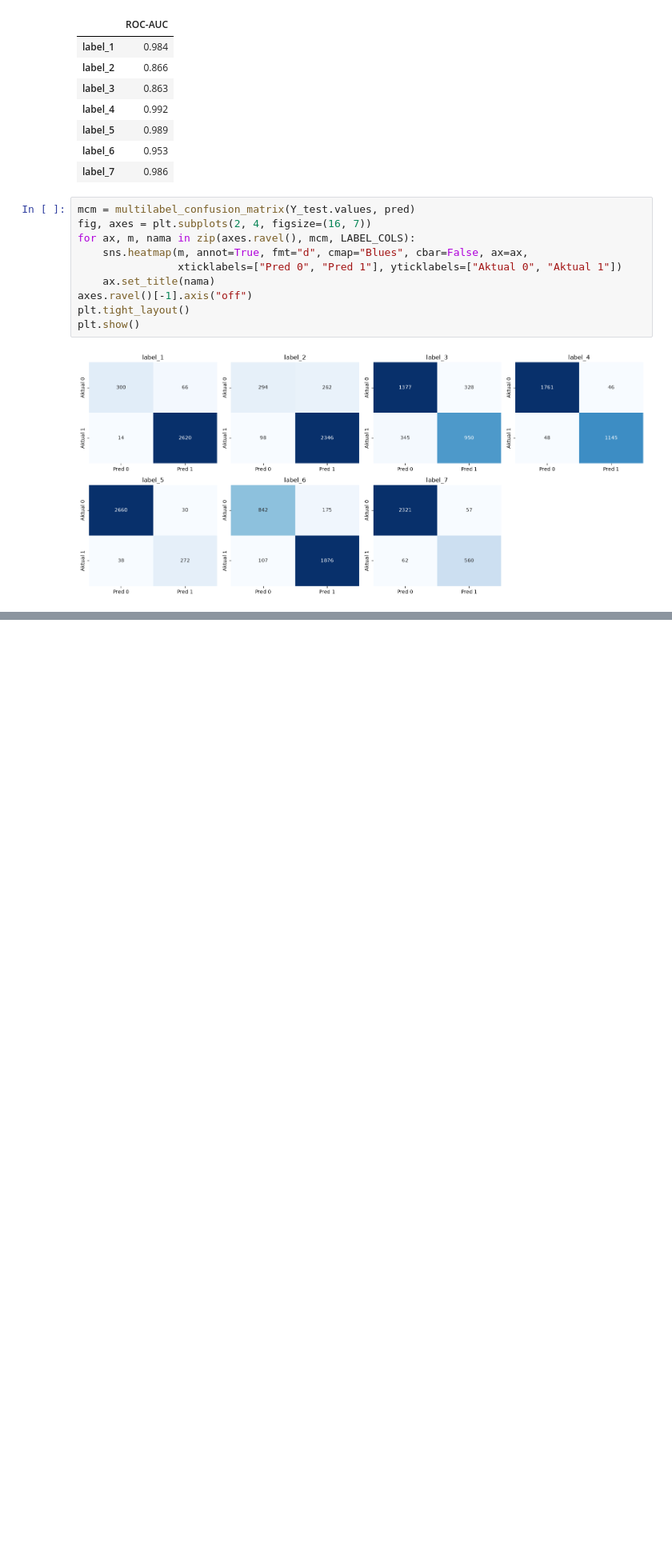
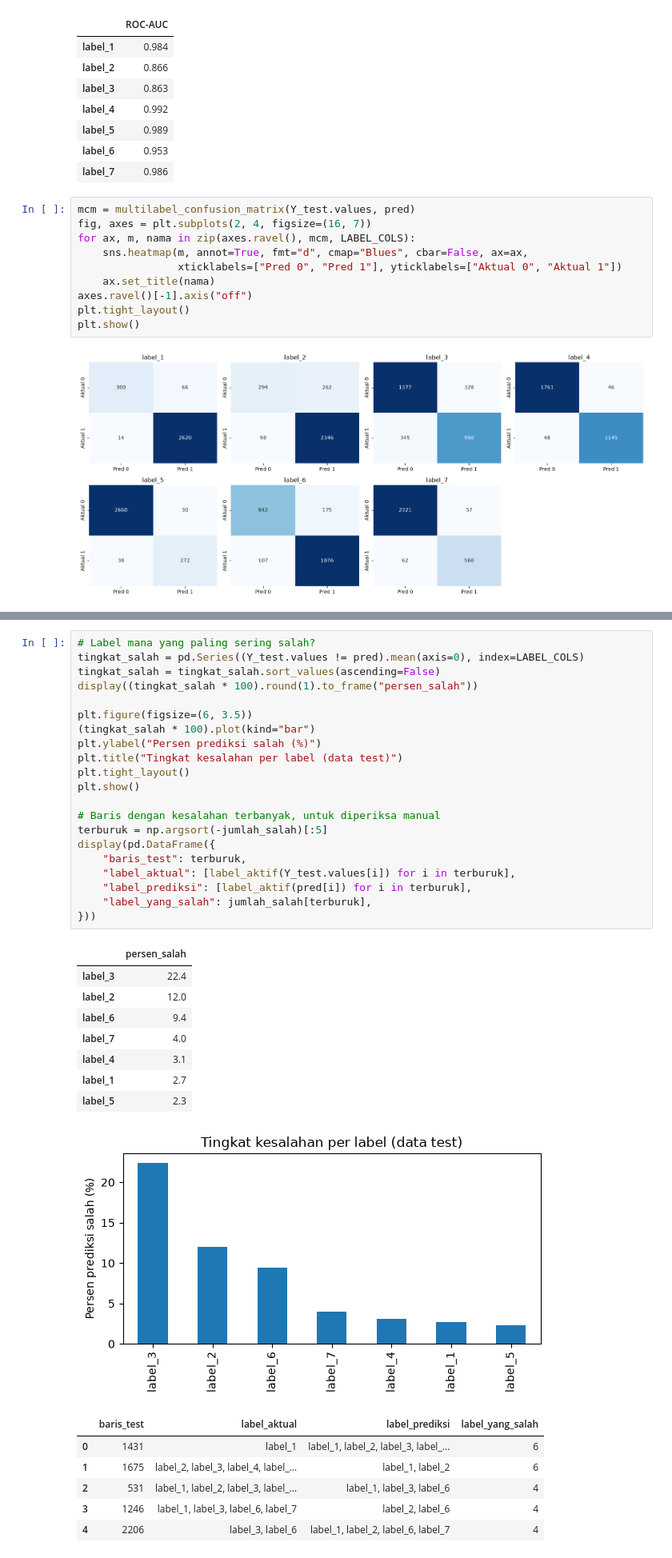
Before and after one commit to ranggadian2006/housing_raw, a Jupyter notebook: Tugas Klasifikasi/Klasifikasi Multilabel/Sythetic MultiLabel Classification Dataset/KlasifikasiMultilabel3.ipynb, the cells around one changed output, grey strips where cells are left out. Shown at 80% size. Saved outputs shown, nothing was run; the diff lists cells and outputs as text; blank space fills up the shorter version.

```diff
--- a/Tugas Klasifikasi/Klasifikasi Multilabel/Sythetic MultiLabel Classification Dataset/KlasifikasiMultilabel3.ipynb
+++ b/Tugas Klasifikasi/Klasifikasi Multilabel/Sythetic MultiLabel Classification Dataset/KlasifikasiMultilabel3.ipynb
@@ -302,0 +339,37 @@ Model tersimpan: model_zipcode.pkl
+# %%
+# Label mana yang paling sering salah?
+tingkat_salah = pd.Series((Y_test.values != pred).mean(axis=0), index=LABEL_COLS)
+tingkat_salah = tingkat_salah.sort_values(ascending=False)
+display((tingkat_salah * 100).round(1).to_frame("persen_salah"))
+
+plt.figure(figsize=(6, 3.5))
+(tingkat_salah * 100).plot(kind="bar")
+plt.ylabel("Persen prediksi salah (%)")
+plt.title("Tingkat kesalahan per label (data test)")
+plt.tight_layout()
+plt.show()
+
+# Baris dengan kesalahan terbanyak, untuk diperiksa manual
+terburuk = np.argsort(-jumlah_salah)[:5]
+display(pd.DataFrame({
+    "baris_test": terburuk,
+    "label_aktual": [label_aktif(Y_test.values[i]) for i in terburuk],
+    "label_prediksi": [label_aktif(pred[i]) for i in terburuk],
+    "label_yang_salah": jumlah_salah[terburuk],
+}))
+# %% [output]
+|  | persen_salah |
+| label_3 | 22.4 |
+| label_2 | 12.0 |
+| label_6 | 9.4 |
+| label_7 | 4.0 |
+| label_4 | 3.1 |
+| label_1 | 2.7 |
+| label_5 | 2.3 |
+[figure, added]
+|  | baris_test | label_aktual | label_prediksi | label_yang_salah |
+| 0 | 1431 | label_1 | label_1, label_2, label_3, label_... | 6 |
+| 1 | 1675 | label_2, label_3, label_4, label_... | label_1, label_2 | 6 |
+| 2 | 531 | label_1, label_2, label_3, label_... | label_1, label_3, label_6 | 4 |
+| 3 | 1246 | label_1, label_3, label_6, label_7 | label_2, label_6 | 4 |
+| 4 | 2206 | label_3, label_6 | label_1, label_2, label_6, label_7 | 4 |
```
Also changed, not shown: parts of 3 cells of this notebook, 1 other file.
